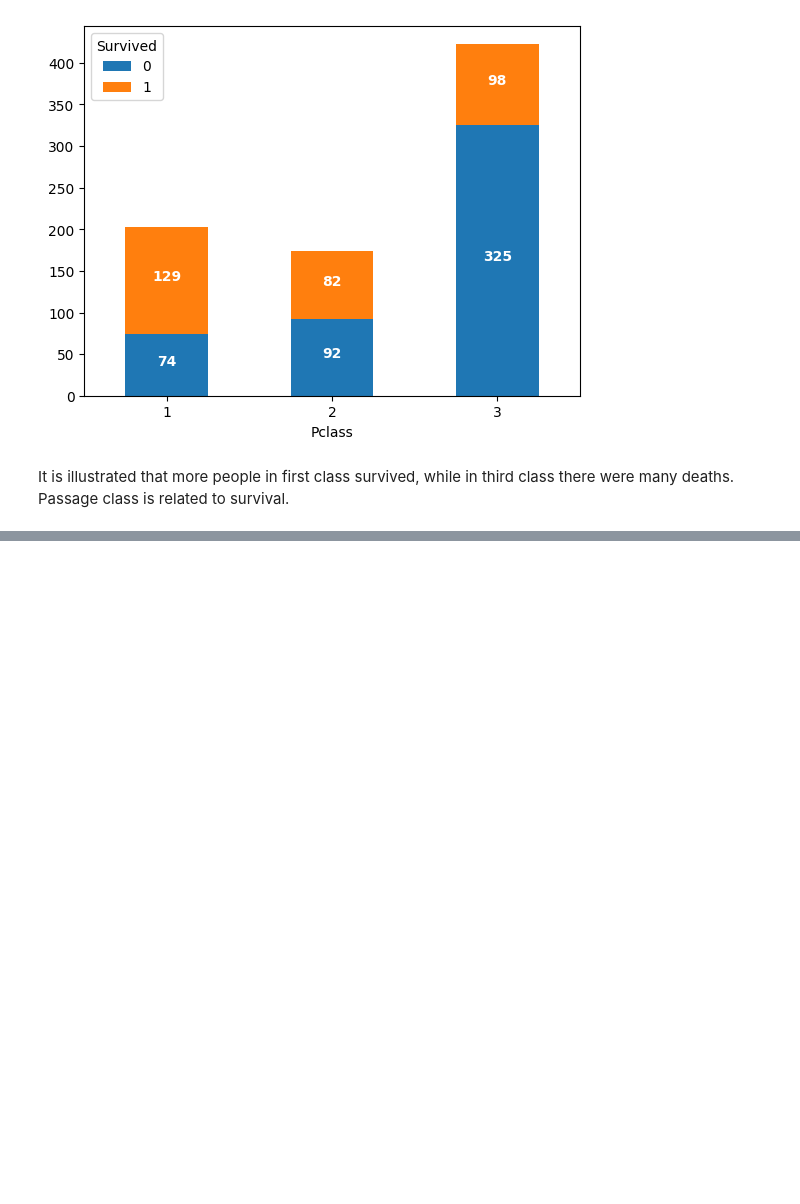
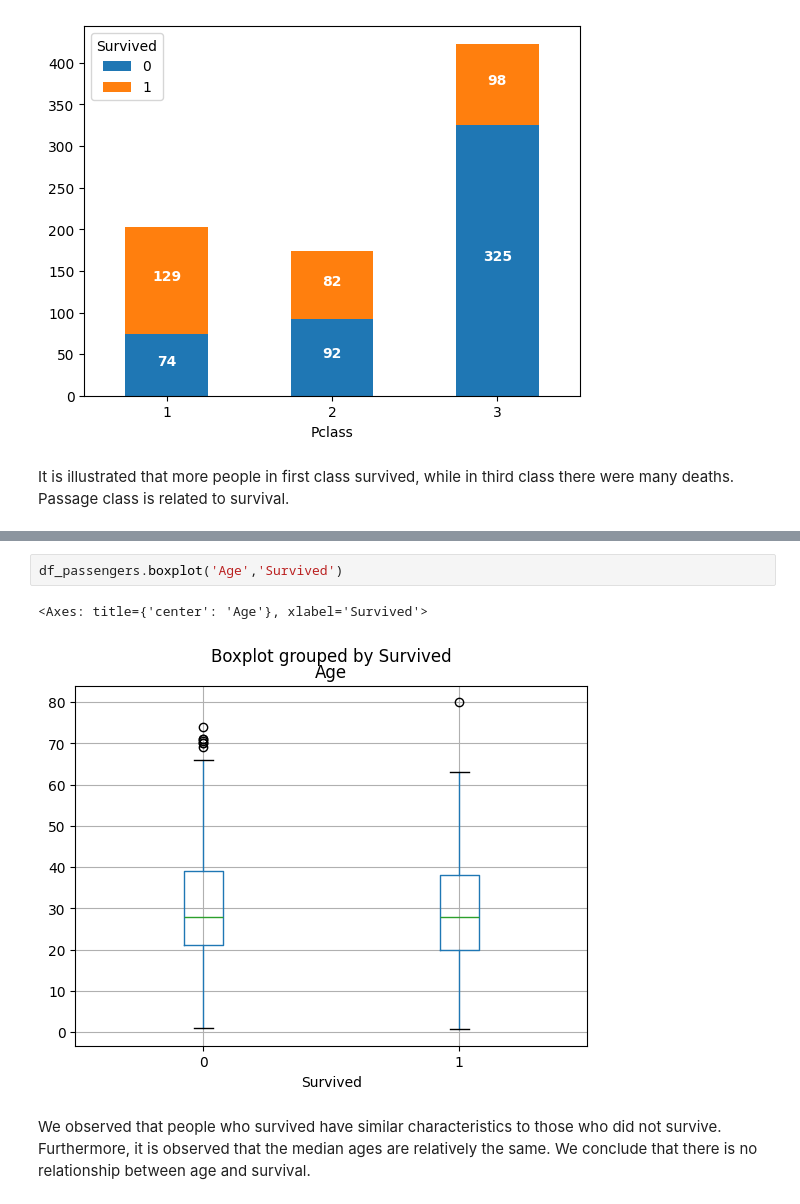
Before and after one commit to 987sebasBeller/Titanic-Survival-Prediction, a Jupyter notebook: EDA_&_prediction/data_analysis_and_prediction_fin.ipynb, the cells around one changed output, grey strips where cells are left out. Drawn from its saved outputs; the diff is of its cells as text; blank space fills up the shorter version.

```diff
--- a/EDA_&_prediction/data_analysis_and_prediction_fin.ipynb
+++ b/EDA_&_prediction/data_analysis_and_prediction_fin.ipynb
@@ -159,0 +167,7 @@ It is illustrated that more people in first class survived, while in third class
+# %%
+df_passengers.boxplot('Age','Survived')
+# %% [output]
+<Axes: title={'center': 'Age'}, xlabel='Survived'>
+[figure, added]
+# %% [markdown]
+We observed that people who survived have similar characteristics to those who did not survive. Furthermore, it is observed that the median ages are relatively the same. We conclude that there is no relationship between age and survival.
```
Also changed, not shown: parts of 2 cells of this notebook.
